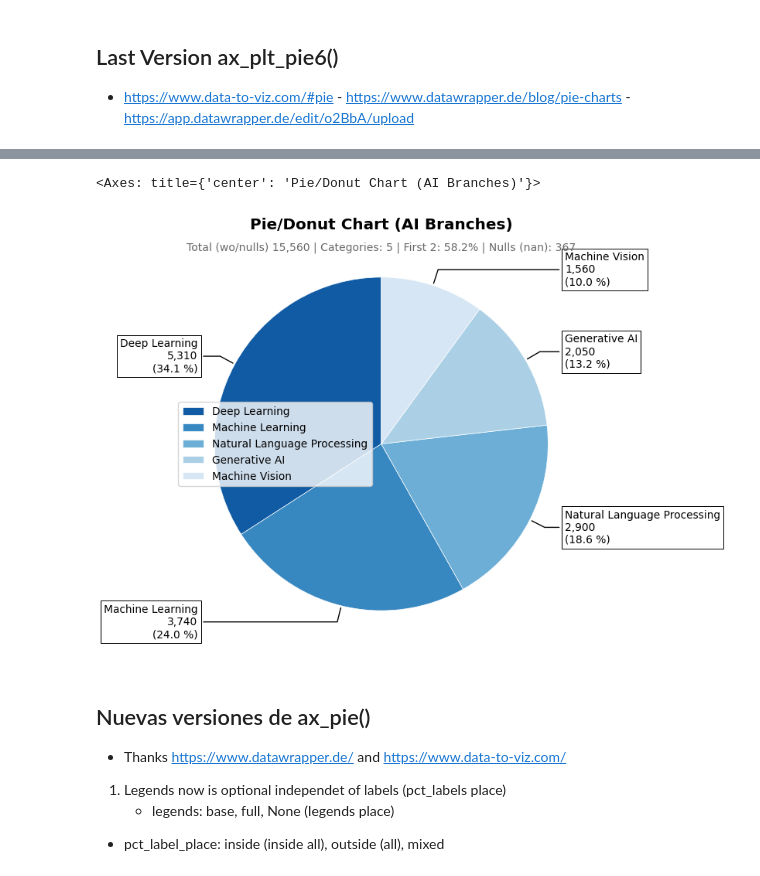
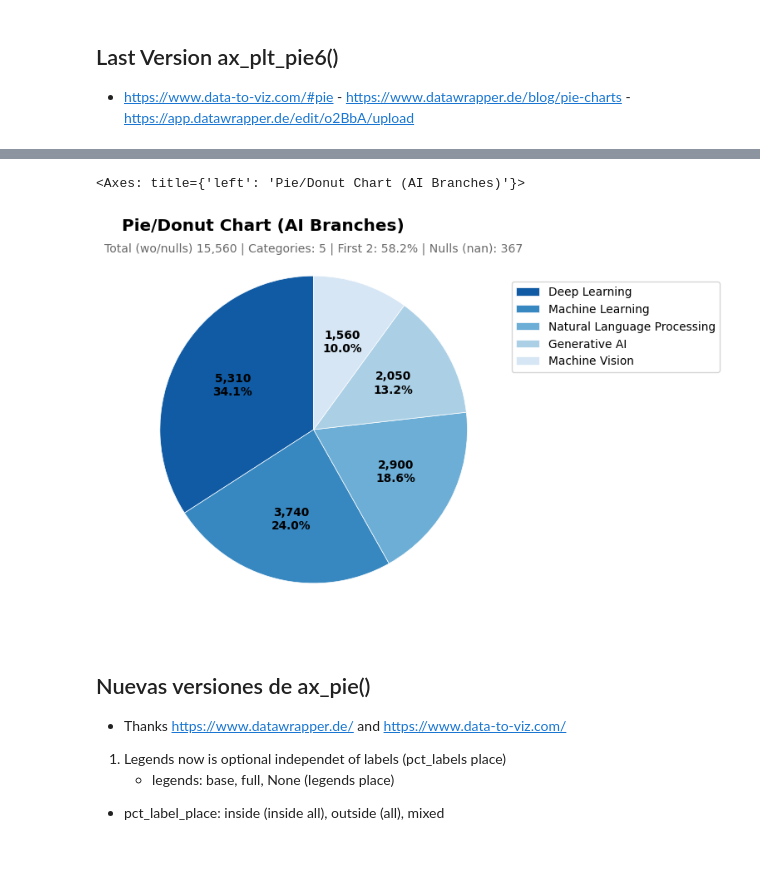
Before and after one commit to jmonti-gh/jm_utils, a Jupyter notebook: des/ax_pie.ipynb, the cells around one changed output, grey strips where cells are left out. Saved outputs shown, nothing was run; the diff lists cells and outputs as text; code cells hidden in the pictures.

```diff
--- a/des/ax_pie.ipynb
+++ b/des/ax_pie.ipynb
@@ -199,15 +199,16 @@ def ax_plt_pie6(
     scale: Optional[int] = 1,                       # 1 to 16
     title: Optional[str | None] = None,
     kind: Optional[str] = 'pie',                    # 'pie', 'donut'
-    palette: Optional[list] = 'colorblind',
-    startangle: Optional[float] = 90,
-    pcts_labels: Optional[str | None] = 'inside',   # None, 'inside', 'mixed', 'outside'
+    palette: Optional[list] = 'Blues_r',
+    startangle: Optional[float] = 0,
+    pcts_labels: Optional[str | None] = 'inside',   # None, 'inside', 'values in', 'mixed', 'outside'
     pct_decimals: Optional[int] = 1,
     labels_rotatation: Optional[float] = 0,
     labels_color: Optional[str] = 'black',
     legends: Optional[str | None] = None,           # None, 'base', 'full'
     legends_title: Optional[str] = None,
-    show_stats_subtitle = True
+    show_stats_subtitle: Optional[bool]= True,
+    footer: Optional[str | None] = None
 ) -> plt.Axes:
 
     ## ----------------------- Data Preparation ------------------------------------------------------------------------------------------------------------------
@@ -245,7 +246,7 @@ def ax_plt_pie6(
     ## ----------------------- Set sizes (based on scale), wedgeprops (based on kind) and colors (based on palette) -------------------------------------------------
     # Build graphs size, and fonts size from scale, and validate scale from 1 to 9.
     if scale < 1 or scale > 16:
-        raise ValueError(f"Invalid value for 'scale': {repr(scale)}. Expected a value between 1 and 16 included.")
+        raise ValueError(f"Invalid value for 'scale': {repr(scale)}. Expected a value between 1 and 16 inclusive.")
     else:
         scale = round(scale)
 
@@ -288,6 +289,9 @@ def ax_plt_pie6(
     elif pcts_labels == 'inside':
         labels = None
         autopct_func = _make_autopct(sr.values, inside_lanels=True)
+    elif pcts_labels == 'values in':
+        labels = None
+        autopct_func = _make_autopct(sr.values, inside_lanels=False)
     elif pcts_labels == 'mixed':
         labels = sr.index
         autopct_func = _make_autopct(sr.values, inside_lanels=False)
@@ -343,13 +347,13 @@ def ax_plt_pie6(
                   prop={'size': labels_size},
                   title=legends_title,
                   title_fontproperties = {'size':labels_size, 'weight': 'bold'},
-                #   bbox_to_anchor=(1, 0.9),
+                  bbox_to_anchor=(1, 0.9),
         )
 
-    # Buid and display title and subtitle
+    # Buid and display title, subtitle, and footer
     if not title:
         title = f"Pie/Donut Chart ({cat_name})"
-    ax.set_title(title, fontsize=title_size, fontweight='bold')
+    ax.set_title(title, fontsize=title_size, fontweight='bold', loc='left')
 
     if show_stats_subtitle:                     # Enhanced subtitle with statistics
         n_categories = len(sr)                  # len(categories)
@@ -358,4 +362,14 @@ def ax_plt_pie6(
         subtitle = f"{total_label} {total:,} | Categories: {n_categories} | First 2: {top_2_pct:.1f}% | Nulls (nan): {n_nans}"
         ax.text(0, 1.18, subtitle, ha='center', va='center', fontsize=title_size * 0.7, color='dimgray')
 
+    if footer:
+        # ax.text(0, 0, subtitle, ha='left', va='bottom', fontsize=title_size * 0.7, color='dimgray')
+        ax.text(0.02, 0.02, 'Footnote en esquina inferior izquierda del axes',
+        transform=ax.transAxes,  # Coordenadas relativas al axes (0-1)
+        fontsize=8,
+        ha='left',      # Alineación horizontal: izquierda
+        va='bottom',    # Alineación vertical: abajo
+        style='italic',
+        color='gray')
+
     return ax
@@ -362,14 +432,15 @@ def ax_plt_pie6(
 # %%
 # fig, ax = plt.subplots()
-fig, ax = plt.subplots(figsize=(7, 7))
-ax_plt_pie6(ax, ai['Millon USD'], scale=4, labels_color='black', palette='Blues_r', title=False, show_stats_subtitle=True, pcts_labels='outside', legends='base')
+fig, ax = plt.subplots(figsize=(6, 6))
+ax_plt_pie6(ax, ai['Millon USD'], scale=4, labels_color='black', palette='Blues_r', title=False, show_stats_subtitle=True, pcts_labels='values in',
+            legends='base')
 # ax_plt_pie6(ax, df['Gender'], value_counts=True, dropna=False, palette='Greens_r', scale=4)
 # ax_pie_mixed(ax, ai['Millon USD'], dropna=False, palette='Blues_r')
 # ax_plt_pie6(ax, ai['Millon USD'], dropna=False, palette='Blues_r', pcts_labels=None, scale=4)
 # ax_pie_mixed(ax, ai['Millon USD'], dropna=False)
 # %% [output]
-<Axes: title={'center': 'Pie/Donut Chart (AI Branches)'}>
+<Axes: title={'left': 'Pie/Donut Chart (AI Branches)'}>
-[figure, old version]
+[figure, new version]
 # %% [markdown]
 ## Nuevas versiones de ax_pie()
 - Thanks https://www.datawrapper.de/ and https://www.data-to-viz.com/
```
Also changed, not shown: parts of 4 cells of this notebook.
